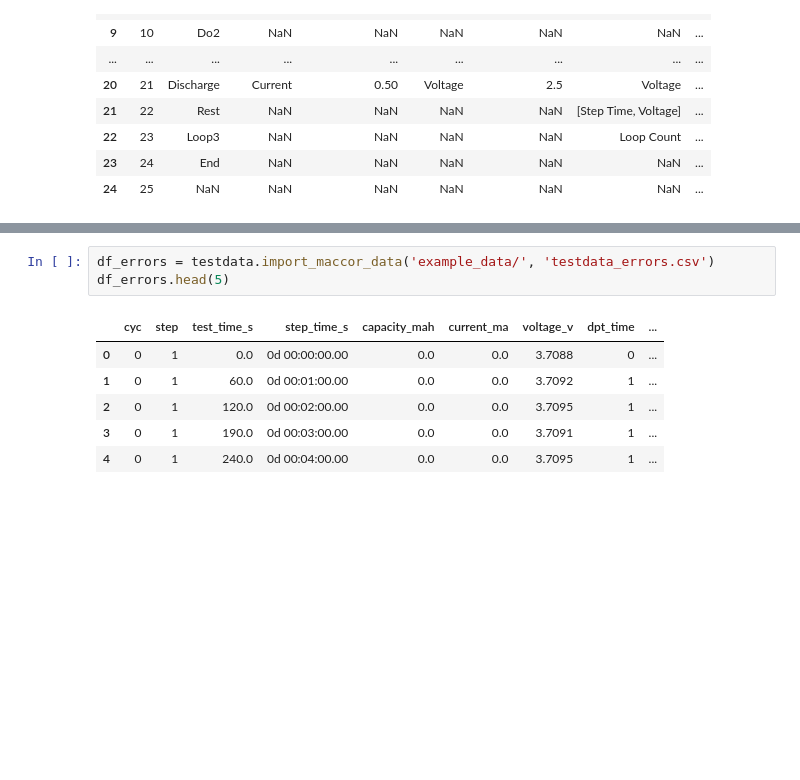
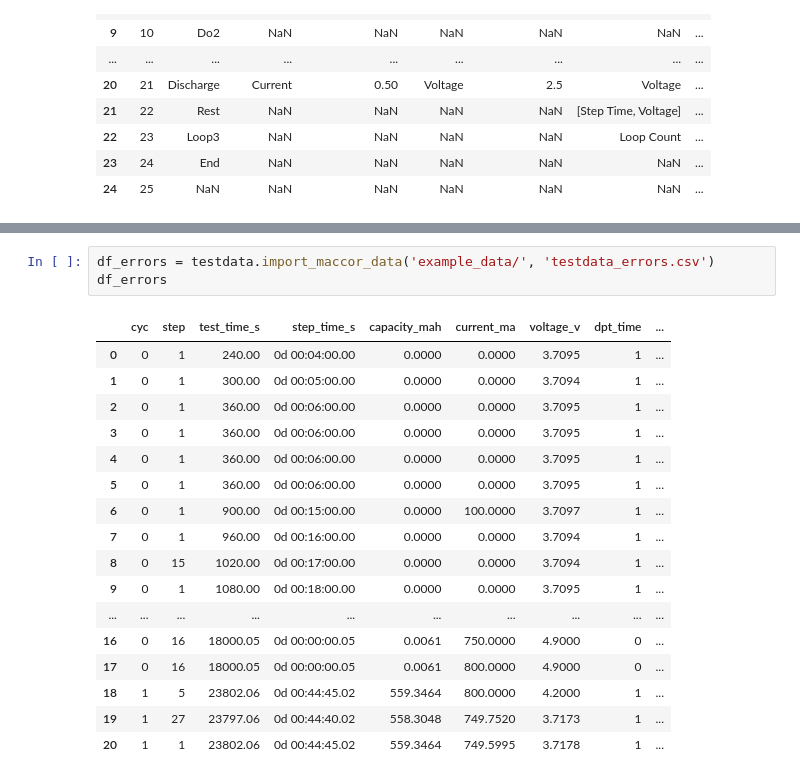
Before and after one commit to shriyachallam/maccorcyclingdata, a Jupyter notebook: example.ipynb, the cells around one changed output, grey strips where cells are left out. Saved outputs shown, nothing was run; the diff lists cells and outputs as text; blank space fills up the shorter version.

```diff
--- a/example.ipynb
+++ b/example.ipynb
@@ -99,11 +133,22 @@ validation_df
 # %%
 df_errors = testdata.import_maccor_data('example_data/', 'testdata_errors.csv')
-df_errors.head(5)
+df_errors
 # %% [output]
 |  | cyc | step | test_time_s | step_time_s | capacity_mah | current_ma | voltage_v | dpt_time | ... |
-| 0 | 0 | 1 | 0.0 | 0d 00:00:00.00 | 0.0 | 0.0 | 3.7088 | 0 | ... |
-| 1 | 0 | 1 | 60.0 | 0d 00:01:00.00 | 0.0 | 0.0 | 3.7092 | 1 | ... |
-| 2 | 0 | 1 | 120.0 | 0d 00:02:00.00 | 0.0 | 0.0 | 3.7095 | 1 | ... |
-| 3 | 0 | 1 | 190.0 | 0d 00:03:00.00 | 0.0 | 0.0 | 3.7091 | 1 | ... |
-| 4 | 0 | 1 | 240.0 | 0d 00:04:00.00 | 0.0 | 0.0 | 3.7095 | 1 | ... |
+| 0 | 0 | 1 | 240.00 | 0d 00:04:00.00 | 0.0000 | 0.0000 | 3.7095 | 1 | ... |
+| 1 | 0 | 1 | 300.00 | 0d 00:05:00.00 | 0.0000 | 0.0000 | 3.7094 | 1 | ... |
+| 2 | 0 | 1 | 360.00 | 0d 00:06:00.00 | 0.0000 | 0.0000 | 3.7095 | 1 | ... |
+| 3 | 0 | 1 | 360.00 | 0d 00:06:00.00 | 0.0000 | 0.0000 | 3.7095 | 1 | ... |
+| 4 | 0 | 1 | 360.00 | 0d 00:06:00.00 | 0.0000 | 0.0000 | 3.7095 | 1 | ... |
+| 5 | 0 | 1 | 360.00 | 0d 00:06:00.00 | 0.0000 | 0.0000 | 3.7095 | 1 | ... |
+| 6 | 0 | 1 | 900.00 | 0d 00:15:00.00 | 0.0000 | 100.0000 | 3.7097 | 1 | ... |
+| 7 | 0 | 1 | 960.00 | 0d 00:16:00.00 | 0.0000 | 0.0000 | 3.7094 | 1 | ... |
+| 8 | 0 | 15 | 1020.00 | 0d 00:17:00.00 | 0.0000 | 0.0000 | 3.7094 | 1 | ... |
+| 9 | 0 | 1 | 1080.00 | 0d 00:18:00.00 | 0.0000 | 0.0000 | 3.7095 | 1 | ... |
+| ... | ... | ... | ... | ... | ... | ... | ... | ... | ... |
+| 16 | 0 | 16 | 18000.05 | 0d 00:00:00.05 | 0.0061 | 750.0000 | 4.9000 | 0 | ... |
+| 17 | 0 | 16 | 18000.05 | 0d 00:00:00.05 | 0.0061 | 800.0000 | 4.9000 | 0 | ... |
+| 18 | 1 | 5 | 23802.06 | 0d 00:44:45.02 | 559.3464 | 800.0000 | 4.2000 | 1 | ... |
+| 19 | 1 | 27 | 23797.06 | 0d 00:44:40.02 | 558.3048 | 749.7520 | 3.7173 | 1 | ... |
+| 20 | 1 | 1 | 23802.06 | 0d 00:44:45.02 | 559.3464 | 749.5995 | 3.7178 | 1 | ... |
 # %%
```
Also changed, not shown: parts of 6 cells of this notebook, 37 other files.
